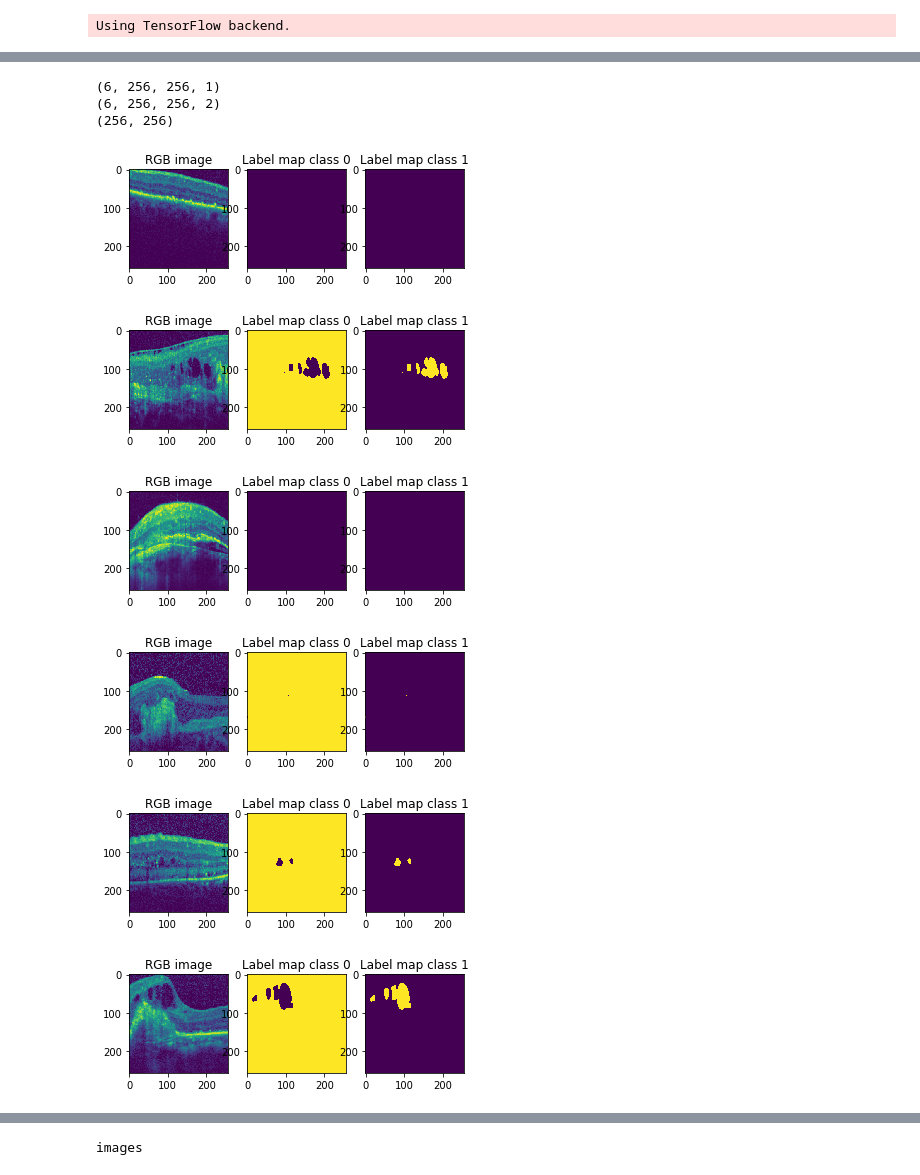
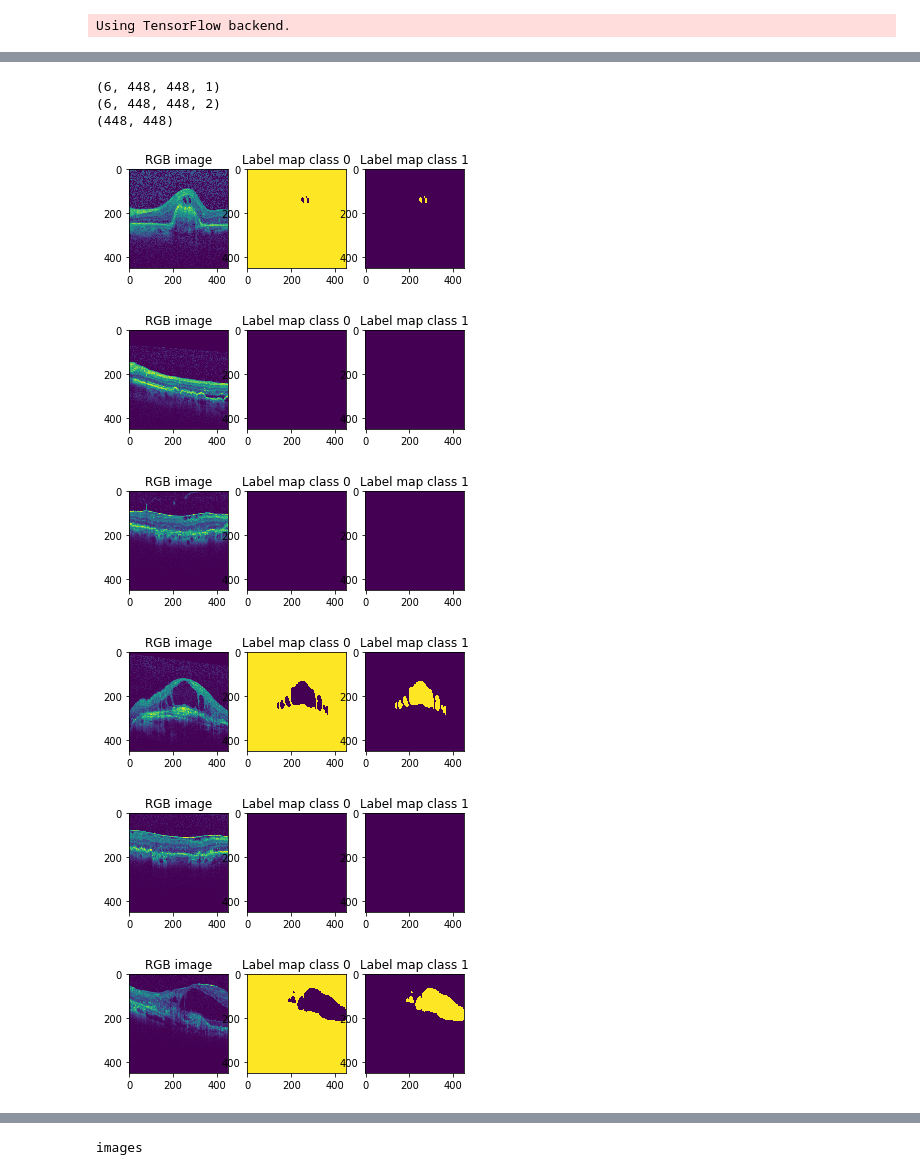
Before and after one commit to gabrielraya/intraretinal-cyst-fluid-detection, a Jupyter notebook: code/first_try_unet.ipynb, the cells around one changed output, grey strips where cells are left out. Drawn from its saved outputs; the diff is of its cells as text; code cells hidden in the pictures.

```diff
--- a/code/first_try_unet.ipynb
+++ b/code/first_try_unet.ipynb
@@ -164,9 +140,9 @@ class Image:
   def show_img(self):
     plt.subplot(1, 2, 1)
     print(self.img.shape)
-    plt.imshow(self.img.reshape(256,256)); plt.title('RGB image')
+    plt.imshow(self.img.reshape(448,448)); plt.title('RGB image')
     plt.subplot(1, 2, 2)
-    plt.imshow(self.label.reshape(256,256),cmap='Greys'); plt.title('Label')
+    plt.imshow(self.label.reshape(448,448),cmap='Greys'); plt.title('Label')
     plt.show()
   def get_name():
     return self.name
@@ -199,9 +175,9 @@ train_data =[]
 
 for x_file, y_file in zip(train_x_files, train_y_files):
   img = load_img(x_file).astype('float32')
-  img = pad_n_crop_(img, 256, 256).reshape(img.shape[0],256,256,1)/255.
+  img = pad_n_crop_(img, 448, 448).reshape(img.shape[0],448,448,1)/255.
   label = load_img(y_file)
-  label = pad_n_crop_(label, 256, 256)
+  label = pad_n_crop_(label, 448, 448)
   name = x_file.split('/')[-1]
   for i in range(img.shape[0]):
     #print(img.shape)
@@ -211,9 +187,9 @@ for x_file, y_file in zip(train_x_files, train_y_files):
 
 for x_file, y_file in zip(validation_x_files, validation_y_files):
   img = load_img(x_file).astype('float32')
-  img = pad_n_crop_(img, 256, 256).reshape(img.shape[0],256,256,1)/255.
+  img = pad_n_crop_(img, 448, 448).reshape(img.shape[0],448,448,1)/255.
   label = load_img(y_file)
-  label = pad_n_crop_(label, 256, 256)
+  label = pad_n_crop_(label, 448, 448)
   name = x_file.split('/')[-1]
   for i in range(img.shape[0]):
     #print(img.shape)
@@ -238,5 +214,3 @@ def flip_image(img, lbl):
     flipped_img = np.fliplr(img)
     flipped_lbl = np.fliplr(lbl)
     return flipped_img, flipped_lbl
-# %%
-img, lbl = augment_image(train_data[0].img, train_data[0].label)
@@ -277,8 +231,8 @@ class BatchCreator:
         '''
         returns a single augmented image (x) with corresponding labels (y) in one-hot structure
         '''
-        x_data = np.zeros((batch_size, 256,256, 1))
-        y_data = np.zeros((batch_size, 256,256, 2)) # one-hot encoding with 2 classes
+        x_data = np.zeros((batch_size, 448,448, 1))
+        y_data = np.zeros((batch_size, 448,448, 2)) # one-hot encoding with 2 classes
         sw = np.zeros((batch_size,1,1,1))
         for i in range(0, batch_size):
 
@@ -294,8 +248,8 @@ class BatchCreator:
             #pw = (self.patch_extractor.patch_size[1] - self.target_size[1]) // 2
             #patch_img = patch_img.reshape(tuple(list(patch_img.shape) + [1]))
             r = random.random()
-           # if r > 0.8:
-           #   img, lbl = augment_image(img, lbl)
+            if r > 0.8:
+              img, lbl = augment_image(img, lbl)
             unique, counts = np.unique(img, return_counts=True)
             w_background = 0.5 / (counts[0]/(np.sum(counts)))
             w_foreground = 0.5 / (counts[1]/(np.sum(counts)))
@@ -376,37 +328,37 @@ from sklearn import preprocessing
 # %%
 # define parameters for patch generator and batch creator
 #patch_size = (32, 32) # input size
-target_size = (256, 256) # output size, might be the same as input size, but might be smaller, if valid convolutions are used
+target_size = (448, 448) # output size, might be the same as input size, but might be smaller, if valid convolutions are used
 batch_size =  6 # number of patches in a mini-batch
 
 # intialize patch generator and batch creator
 #patch_generator = PatchExtractor(patch_size)
 batch_generator = BatchCreator(train_data, target_size=target_size)
 validation_generator = BatchCreator(validation_data, target_size=target_size)
 # get one minibatch
 x_data, y_data, sw = validation_generator.create_image_batch(batch_size)
 
 print(x_data.shape)
 print(y_data.shape)
 print(y_data[0, :, :, 0].squeeze().shape)
 for i in range(batch_size):
     plt.subplot(1, 3, 1)
-    plt.imshow(x_data[i].reshape(256,256)); plt.title('RGB image')
+    plt.imshow(x_data[i].reshape(448,448)); plt.title('RGB image')
     plt.subplot(1, 3, 2)
     plt.imshow(y_data[i, :, :, 0].squeeze()); plt.title('Label map class 0')
     plt.subplot(1, 3, 3)
     plt.imshow(y_data[i, :, :, 1].squeeze()); plt.title('Label map class 1')
     plt.show()
 # %% [output]
-(6, 256, 256, 1)
-(6, 256, 256, 2)
-(256, 256)
+(6, 448, 448, 1)
+(6, 448, 448, 2)
+(448, 448)
-[figure, old version]
+[figure, new version]
-[figure, old version]
+[figure, new version]
-[figure, old version]
+[figure, new version]
-[figure, old version]
+[figure, new version]
-[figure, old version]
+[figure, new version]
-[figure, old version]
+[figure, new version]
 # %%
 # Create a function that builds a U-Net block, containing conv->(batchnorm->)conv->(batchnorm),
 # where batchnorm is optional and can be selected via input parameter.
```
Also changed, not shown: parts of 36 cells of this notebook.
